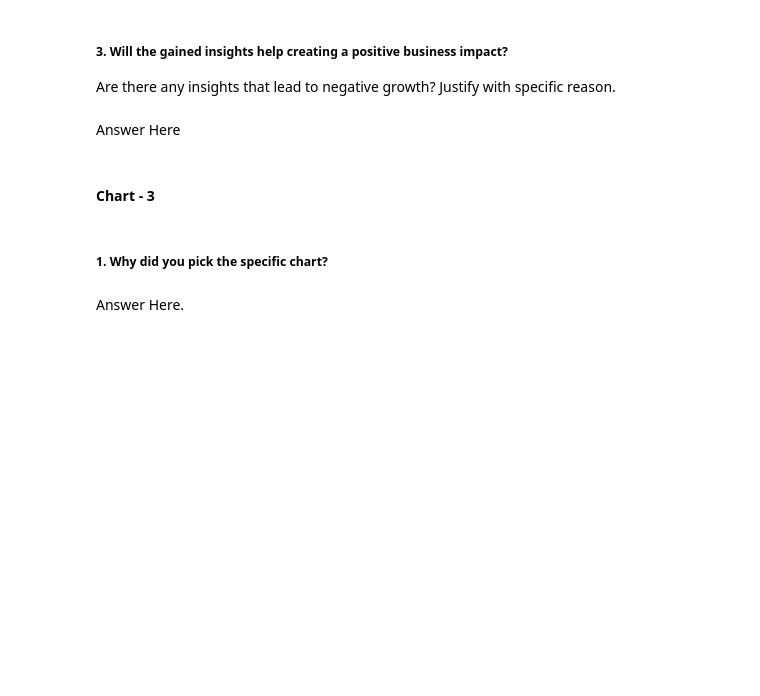
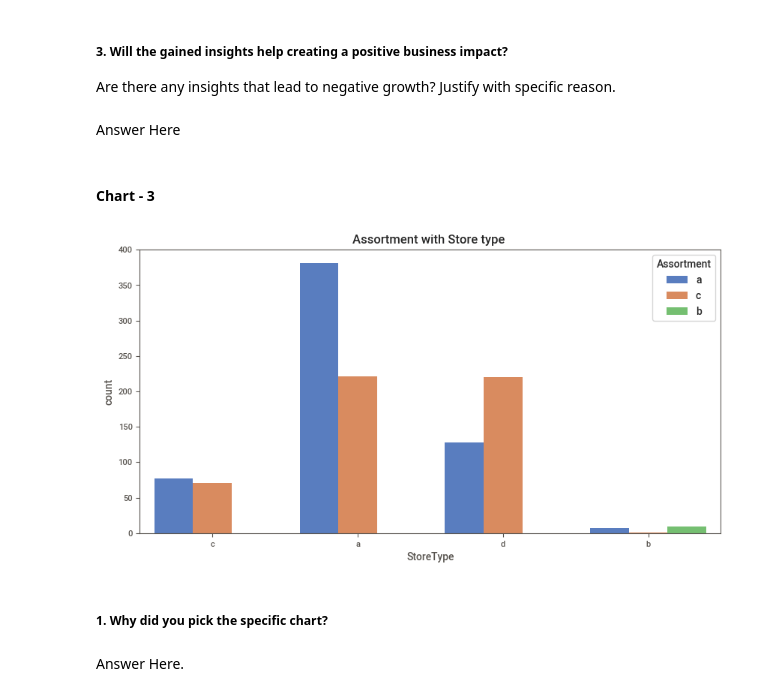
Before and after one commit to vedanttule134/Retail-Sales-Prediction, a Jupyter notebook: Retail_Sales_Prediction.ipynb, the cells around one changed output. Drawn from its saved outputs; the diff is of its cells as text; code cells hidden in the pictures; blank space fills up the shorter version.

```diff
--- a/Retail_Sales_Prediction.ipynb
+++ b/Retail_Sales_Prediction.ipynb
@@ -352,0 +365,14 @@ len(RSD['Sales'].unique())
+# %%
+store.fillna({'Promo2SinceYear':0},inplace=True)
+# %%
+store.fillna({'PromoInterval':0},inplace=True)
+# %%
+# Dropping columns
+store.drop(['PromoInterval'],axis=1,inplace=True)
+# %%
+# Removing duplicates if any
+RSD.duplicated().sum()
+RSD.drop_duplicates(inplace=True)
+
+store.duplicated().sum()
+store.drop_duplicates(inplace=True)
@@ -397,3 +512,11 @@ Answer Here
+# %%
+# Chart - 3 visualization code
+plt.figure(figsize=(10,5))
+plt.title("Assortment with Store type ")
+sns.countplot(store.StoreType,hue=store.Assortment, palette="muted")
+plt.show()
+# %% [output]
+[figure, added]
 # %% [markdown]
 ##### 1. Why did you pick the specific chart?
 # %% [markdown]
```
Also changed, not shown: parts of 20 cells of this notebook.
